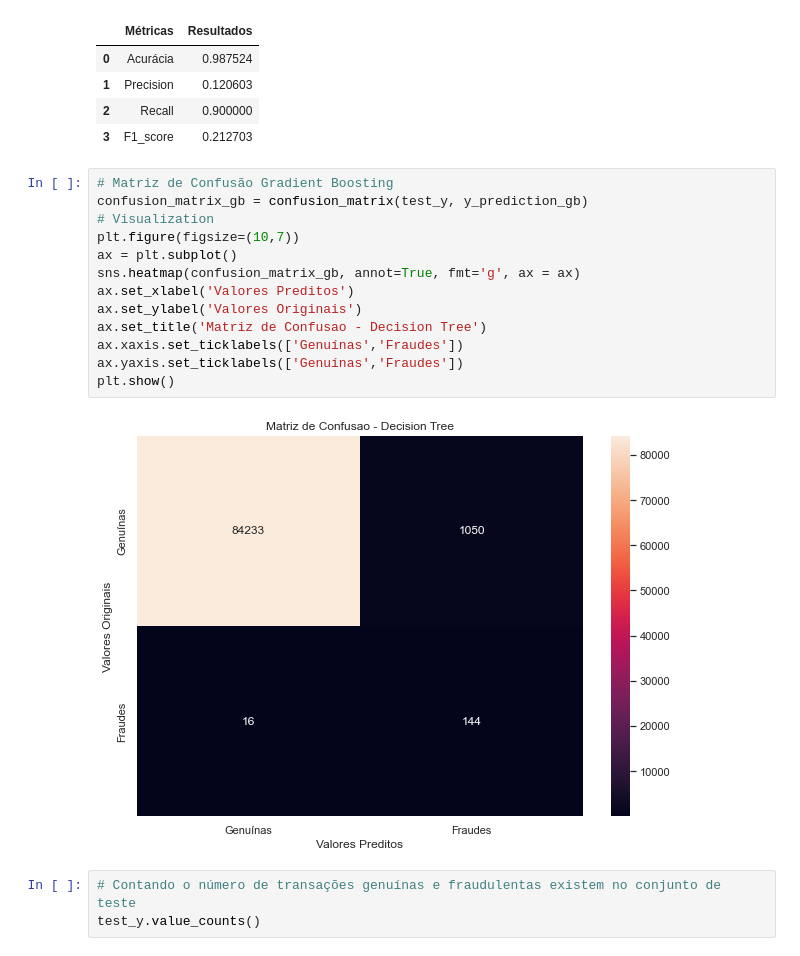
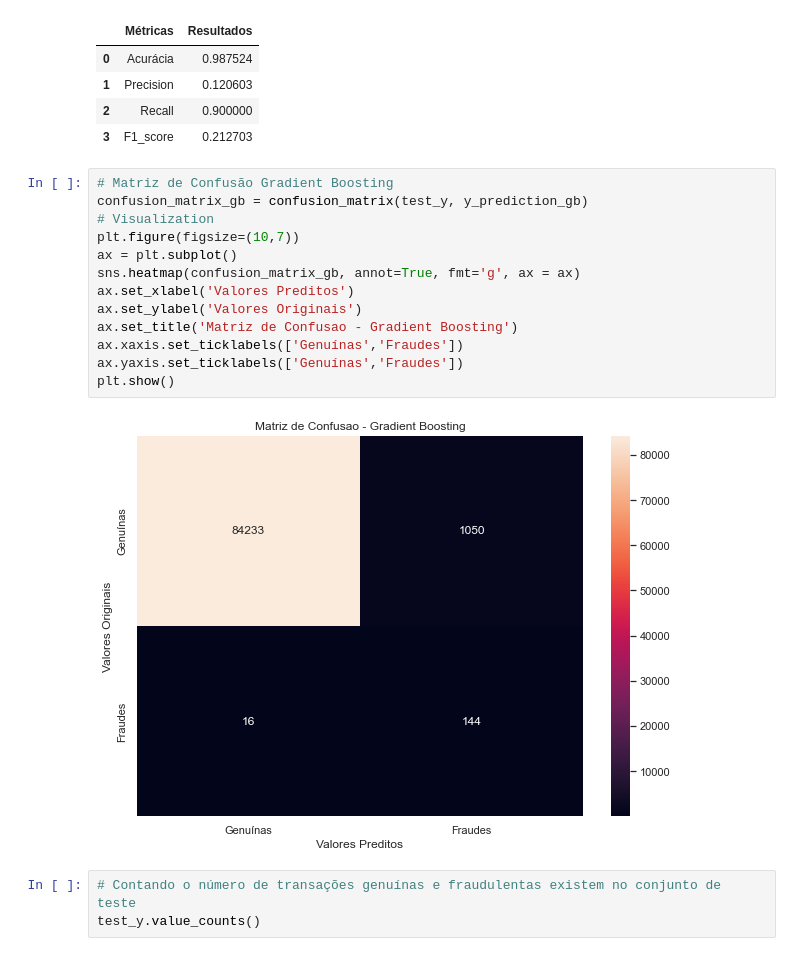
Before and after one commit to luuisotorres/Detectando-Fraudes-de-Cartao-de-Credito-com-Machine-Learning, a Jupyter notebook: Detectando Fraudes De Cartão de Crédito com Machine Learning.ipynb, the cells around one changed output. Saved outputs shown, nothing was run; the diff lists cells and outputs as text.

```diff
--- a/Detectando Fraudes De Cartão de Crédito com Machine Learning.ipynb
+++ b/Detectando Fraudes De Cartão de Crédito com Machine Learning.ipynb
@@ -433,18 +433,18 @@ metrics_df_gb
 # %%
 # Matriz de Confusão Gradient Boosting
 confusion_matrix_gb = confusion_matrix(test_y, y_prediction_gb)
 # Visualization
 plt.figure(figsize=(10,7))
 ax = plt.subplot()
 sns.heatmap(confusion_matrix_gb, annot=True, fmt='g', ax = ax)
 ax.set_xlabel('Valores Preditos')
 ax.set_ylabel('Valores Originais')
-ax.set_title('Matriz de Confusao - Decision Tree')
+ax.set_title('Matriz de Confusao - Gradient Boosting')
 ax.xaxis.set_ticklabels(['Genuínas','Fraudes'])
 ax.yaxis.set_ticklabels(['Genuínas','Fraudes'])
 plt.show()
 # %% [output]
-[figure, old version]
+[figure, new version]
 # %%
 # Contando o número de transações genuínas e fraudulentas existem no conjunto de teste
 test_y.value_counts()
```
Also changed, not shown: parts of 4 cells of this notebook.
